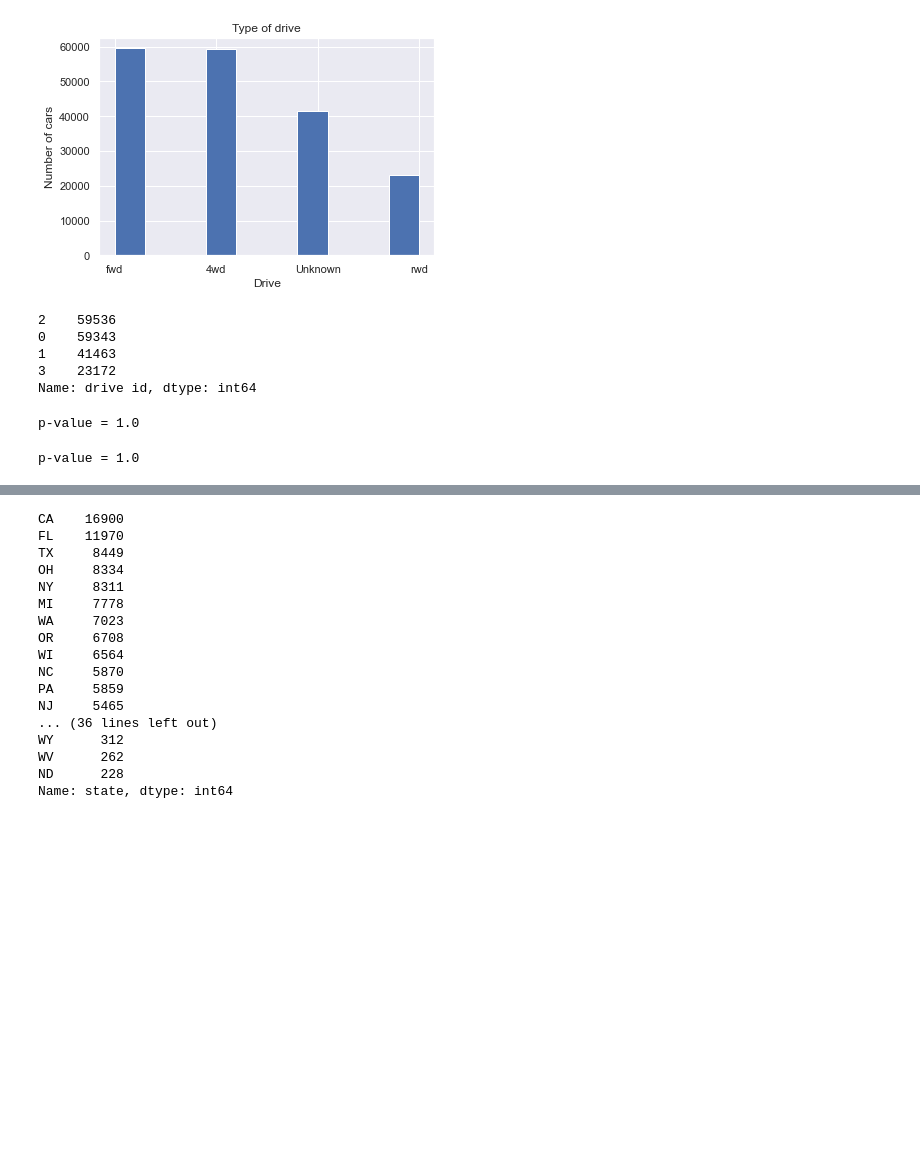
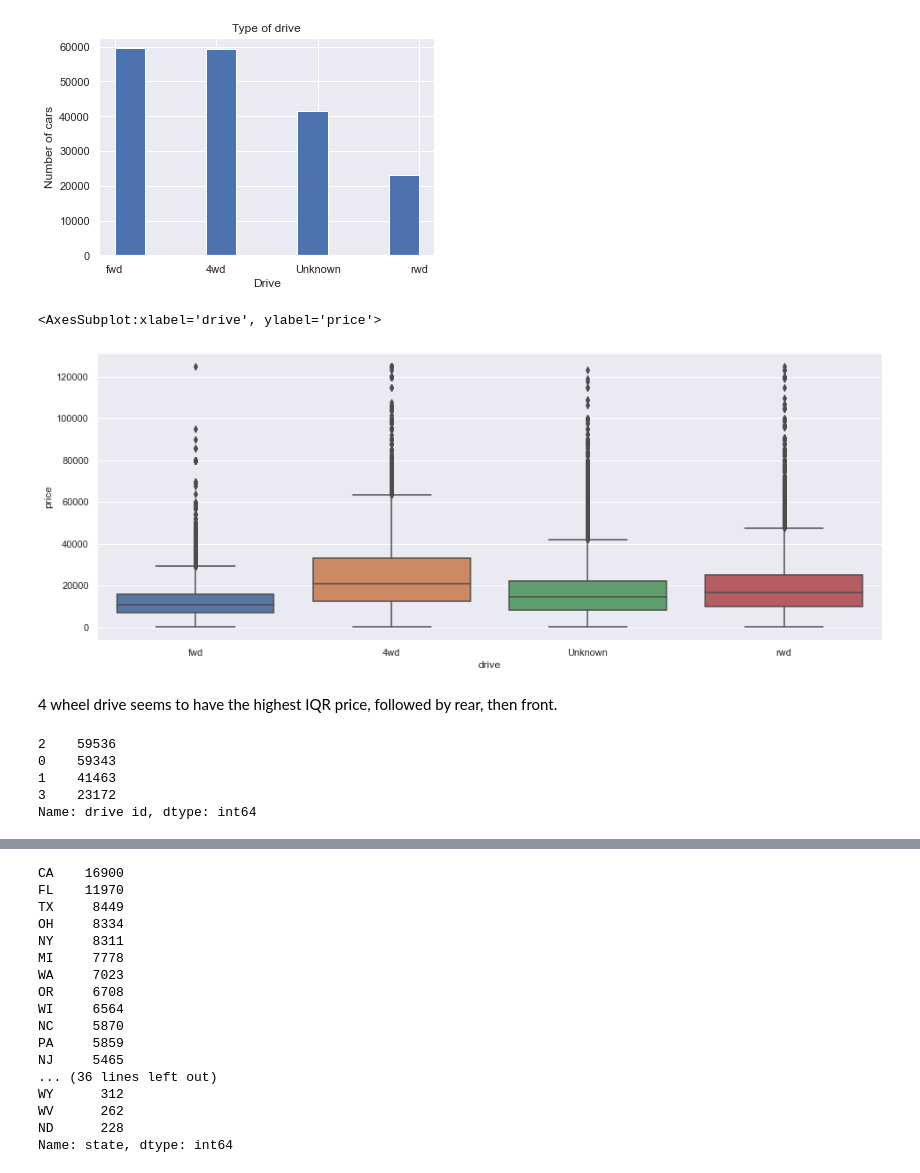
Before and after one commit to dawgtree/CapstoneTwoProject, a Jupyter notebook: 2nd_Capstone_EDA.ipynb, the cells around one changed output, grey strips where cells are left out. Drawn from its saved outputs; the diff is of its cells as text; code cells hidden in the pictures; blank space fills up the shorter version.

```diff
--- a/2nd_Capstone_EDA.ipynb
+++ b/2nd_Capstone_EDA.ipynb
@@ -536,6 +520,14 @@ _ = plt.title('Type of drive')
 plt.show()
 # %% [output]
 [figure]
+# %%
+plt.figure(figsize=(16, 6))
+sns.boxplot(x='drive',y='price', data=cars)
+# %% [output]
+<AxesSubplot:xlabel='drive', ylabel='price'>
+[figure, added]
+# %% [markdown]
+4 wheel drive seems to have the highest IQR price, followed by rear, then front.
 # %%
 cars['drive id'].value_counts()
 # %% [output]
@@ -548,23 +540,3 @@ Name: drive id, dtype: int64
 front_wheel = cars[cars['drive id']==2]['price']
 four_wheel = cars[cars['drive id']==0]['price']
 rear_wheel = cars[cars['drive id']==3]['price']
-# %%
-empirical_diff_means_drive_1 = diff_of_means(front_wheel, four_wheel)
-perm_replicates_drive_1 = draw_perm_reps(front_wheel, four_wheel,
-                                 diff_of_means, size=10000)
-
-p_drive_1 = np.sum(perm_replicates_drive_1 >= empirical_diff_means_drive_1) / len(perm_replicates_drive_1)
-
-print('p-value =', p_drive_1)
-# %% [output]
-p-value = 1.0
-# %%
-empirical_diff_means_drive_2 = diff_of_means(rear_wheel, four_wheel)
-perm_replicates_drive_2 = draw_perm_reps(rear_wheel, four_wheel,
-                                 diff_of_means, size=10000)
-
-p_drive_2 = np.sum(perm_replicates_drive_2 >= empirical_diff_means_drive_2) / len(perm_replicates_drive_2)
-
-print('p-value =', p_drive_2)
-# %% [output]
-p-value = 1.0
```
Also changed, not shown: parts of 55 cells of this notebook.
